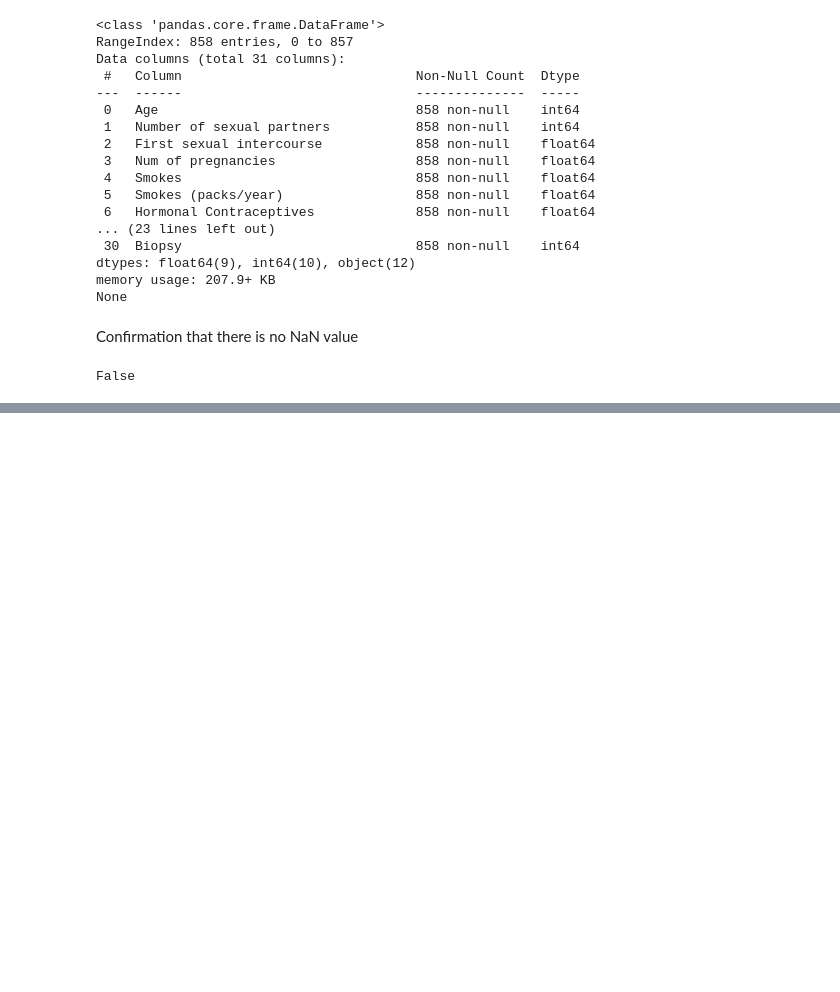
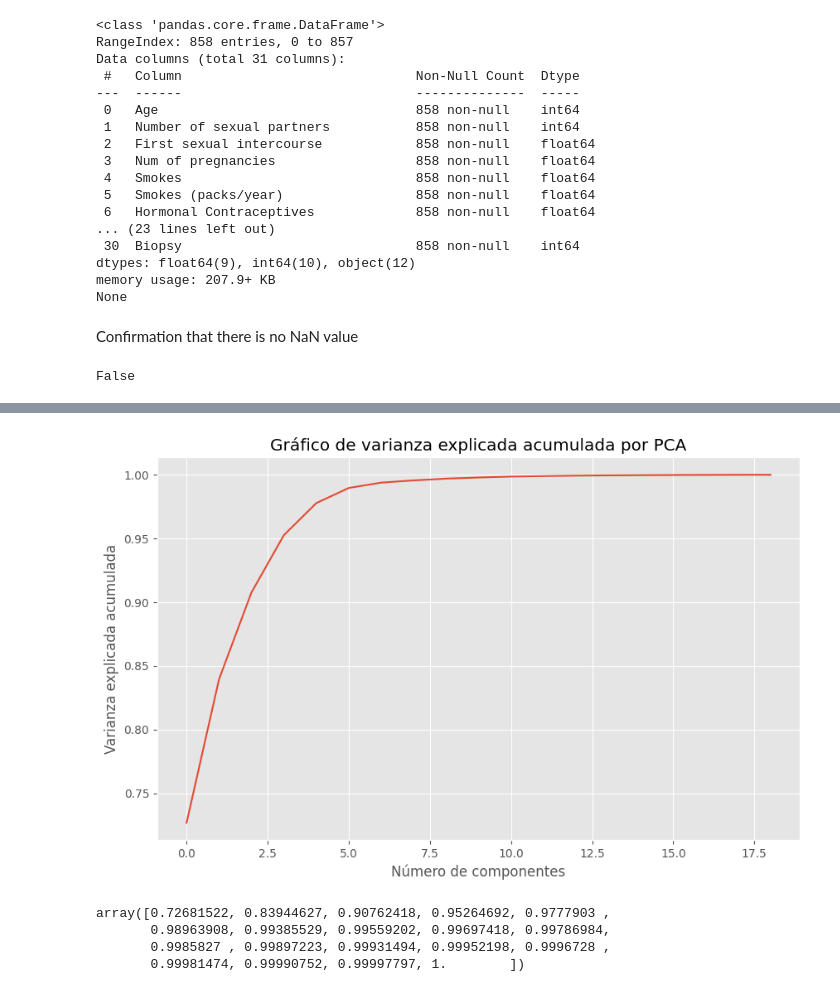
Before and after one commit to bl33h/cervicalCancerRiskFactors, a Jupyter notebook: src/cervicalCancerRiskFactors.ipynb, the cells around one changed output, grey strips where cells are left out. Cells and saved outputs as stored; diff of their text form; code cells hidden in the pictures; blank space fills up the shorter version.

```diff
--- a/src/cervicalCancerRiskFactors.ipynb
+++ b/src/cervicalCancerRiskFactors.ipynb
@@ -452,0 +444,24 @@ Explained variance ratio by each principal component:
+# %%
+pca = PCA()
+principal_components = pca.fit_transform(numerical_data)
+
+# Varianza explicada por cada componente
+explained_variance = pca.explained_variance_ratio_
+
+# Gráfico de la varianza explicada acumulada
+plt.figure(figsize=(10, 6))
+plt.plot(np.cumsum(explained_variance))
+plt.xlabel('Número de componentes')
+plt.ylabel('Varianza explicada acumulada')
+plt.title('Gráfico de varianza explicada acumulada por PCA')
+plt.grid(True)
+plt.show()
+# %% [output]
+[figure, added]
+# %%
+explained_variance.cumsum()
+# %% [output]
+array([0.72681522, 0.83944627, 0.90762418, 0.95264692, 0.9777903 ,
+       0.98963908, 0.99385529, 0.99559202, 0.99697418, 0.99786984,
+       0.9985827 , 0.99897223, 0.99931494, 0.99952198, 0.9996728 ,
+       0.99981474, 0.99990752, 0.99997797, 1.        ])
```
Also changed, not shown: parts of 10 cells of this notebook.
